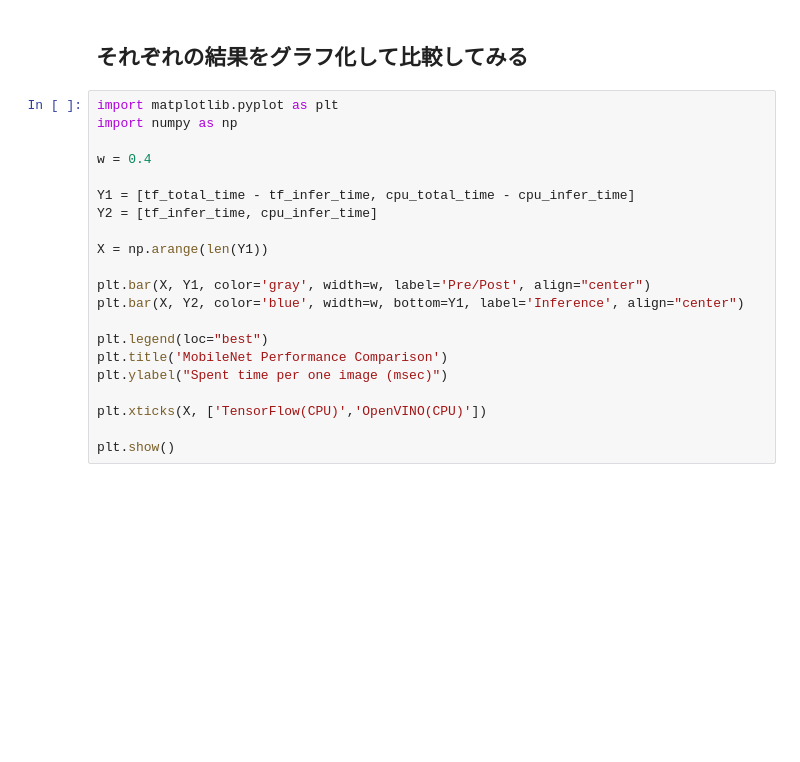
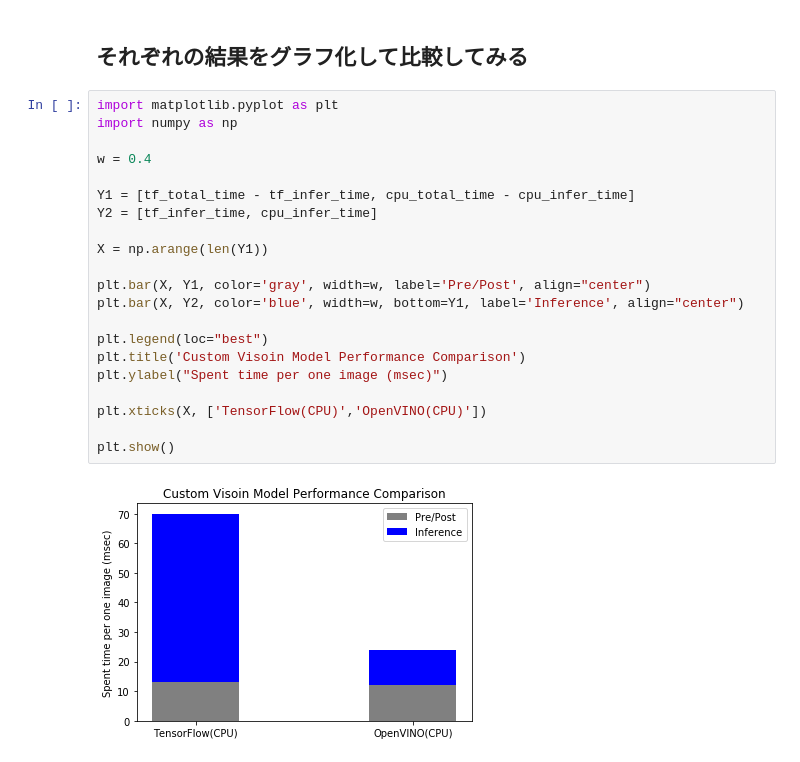
Before and after one commit to hiouchiy/IntelAI_and_Cloud, a Jupyter notebook: Azure/demo1/Lesson1_AzureCognitiveService_and_OpenVINO_Collaboration.ipynb, the cells around one changed output. Cells and saved outputs as stored; diff of their text form; blank space fills up the shorter version.

```diff
--- a/Azure/demo1/Lesson1_AzureCognitiveService_and_OpenVINO_Collaboration.ipynb
+++ b/Azure/demo1/Lesson1_AzureCognitiveService_and_OpenVINO_Collaboration.ipynb
@@ -592,21 +637,23 @@ cpu_total_time, cpu_infer_time = run_inference('openvino', target_device='CPU',
 # %%
 import matplotlib.pyplot as plt
 import numpy as np
 
 w = 0.4
 
 Y1 = [tf_total_time - tf_infer_time, cpu_total_time - cpu_infer_time]
 Y2 = [tf_infer_time, cpu_infer_time]
 
 X = np.arange(len(Y1))
 
 plt.bar(X, Y1, color='gray', width=w, label='Pre/Post', align="center")
 plt.bar(X, Y2, color='blue', width=w, bottom=Y1, label='Inference', align="center")
 
 plt.legend(loc="best")
-plt.title('MobileNet Performance Comparison')
+plt.title('Custom Visoin Model Performance Comparison')
 plt.ylabel("Spent time per one image (msec)")
 
 plt.xticks(X, ['TensorFlow(CPU)','OpenVINO(CPU)'])
 
 plt.show()
+# %% [output]
+[figure, added]
```
Also changed, not shown: parts of 4 cells of this notebook.
